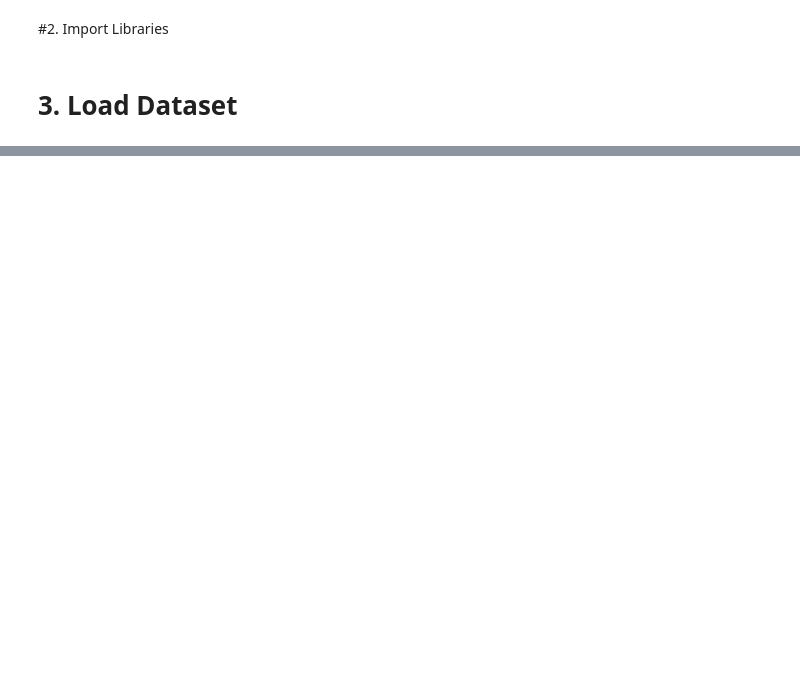
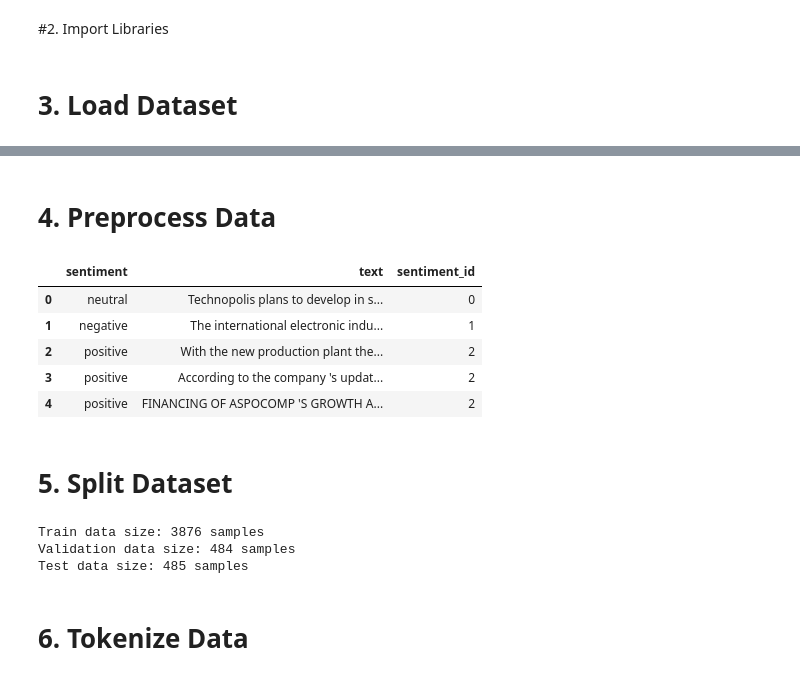
Before and after one commit to Sajjad5/esg-risk-classification-finbert, a Jupyter notebook: adv_ML_esg_risk_classification.ipynb, the cells around one changed output, grey strips where cells are left out. Saved outputs shown, nothing was run; the diff lists cells and outputs as text; code cells hidden in the pictures; blank space fills up the shorter version.

```diff
--- a/adv_ML_esg_risk_classification.ipynb
+++ b/adv_ML_esg_risk_classification.ipynb
@@ -45,3 +27,7 @@ from sklearn.model_selection import train_test_split
 from sklearn.metrics import accuracy_score, f1_score
 # %% [markdown]
 # 3. Load Dataset
+# %%
+df = pd.read_csv('/content/all-data.csv', encoding='latin1')
+
+df.head()
@@ -47,0 +41,38 @@ from sklearn.metrics import accuracy_score, f1_score
+# %% [markdown]
+# 4. Preprocess Data
+# %%
+df = df.iloc[:, :2] # Select only the first two columns
+df.columns = ['sentiment', 'text'] # Now, assign the desired column names
+
+sentiment_map = {'neutral': 0, 'negative': 1, 'positive': 2}
+df['sentiment_id'] = df['sentiment'].map(sentiment_map)
+
+df.head()
+# %% [output]
+|  | sentiment | text | sentiment_id |
+| 0 | neutral | Technopolis plans to develop in s... | 0 |
+| 1 | negative | The international electronic indu... | 1 |
+| 2 | positive | With the new production plant the... | 2 |
+| 3 | positive | According to the company 's updat... | 2 |
+| 4 | positive | FINANCING OF ASPOCOMP 'S GROWTH A... | 2 |
+# %% [markdown]
+# 5. Split Dataset
+# %%
+X = df['text']
+y = df['sentiment_id']
+
+# Split into training and temporary sets (80% train, 20% temp)
+X_train, X_temp, y_train, y_temp = train_test_split(X, y, test_size=0.2, random_state=42, stratify=y)
+
+# Split temporary set into validation and test sets (50% val, 50% test from temp)
+X_val, X_test, y_val, y_test = train_test_split(X_temp, y_temp, test_size=0.5, random_state=42, stratify=y_temp)
+
+print(f"Train data size: {X_train.shape[0]} samples")
+print(f"Validation data size: {X_val.shape[0]} samples")
+print(f"Test data size: {X_test.shape[0]} samples")
+# %% [output]
+Train data size: 3876 samples
+Validation data size: 484 samples
+Test data size: 485 samples
+# %% [markdown]
+# 6. Tokenize Data
```
Also changed, not shown: parts of 3 cells of this notebook.
